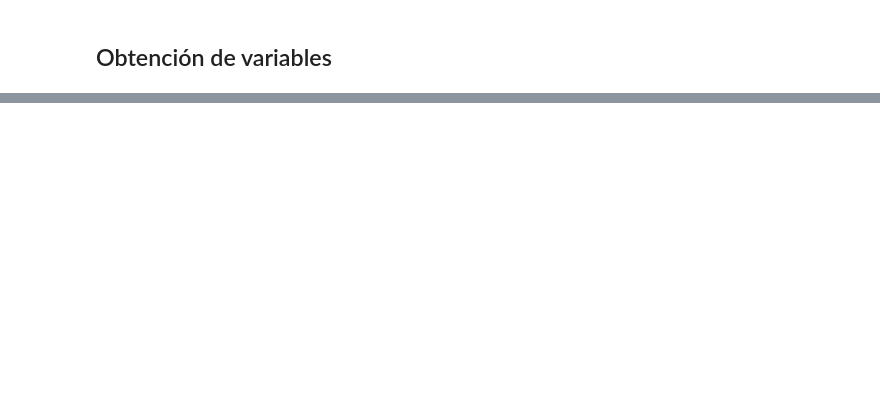
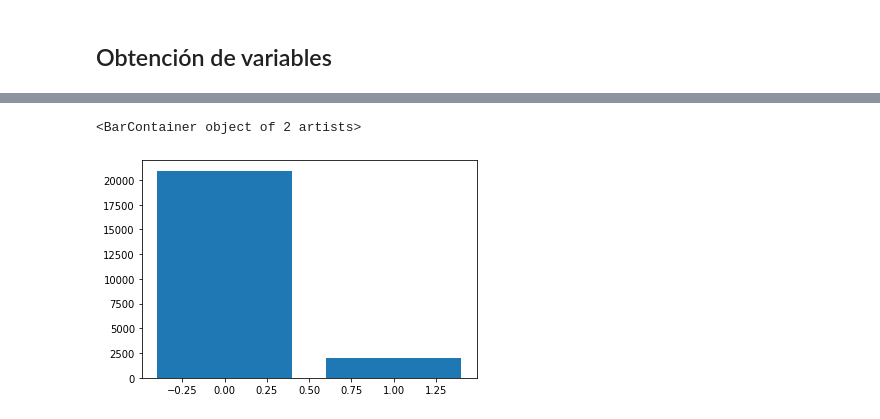
Before and after one commit to JulianDMN/ExcelCredit_Reto3, a Jupyter notebook: Reto3.ipynb, the cells around one changed output, grey strips where cells are left out. Drawn from its saved outputs; the diff is of its cells as text; code cells hidden in the pictures; blank space fills up the shorter version.

```diff
--- a/Reto3.ipynb
+++ b/Reto3.ipynb
@@ -135,0 +329,3 @@ Observamos que "cuotas" no cuantifica comportamientos por crédito per se y aún
+# %%
+creditos['estado'] = (creditos['estado'] >= 1) * 1
+creditos.info()
@@ -135,0 +354,3 @@ Observamos que "cuotas" no cuantifica comportamientos por crédito per se y aún
+# %%
+x_columns = creditos.columns.drop(['id_credito', 'pag_nombre','estado_actual_credito','estado'])
+y_columns = ['estado']
@@ -135,0 +372,5 @@ Observamos que "cuotas" no cuantifica comportamientos por crédito per se y aún
+# %%
+creditos_norm = creditos.drop(columns=['id_credito', 'pag_nombre','estado_actual_credito'])
+norm = MinMaxScaler().fit(creditos_norm[x_columns])
+creditos_norm[x_columns] = norm.transform(creditos_norm[x_columns])
+creditos_norm[x_columns].describe()
@@ -135,0 +488,5 @@ Observamos que "cuotas" no cuantifica comportamientos por crédito per se y aún
+# %%
+creditos_norm.drop(list(creditos_norm)[14:23],axis=1,inplace=True)
+x_columns = creditos_norm.columns.drop(['estado'])
+y_columns = ['estado']
+creditos_norm.info()
@@ -135,0 +511,5 @@ Observamos que "cuotas" no cuantifica comportamientos por crédito per se y aún
+# %%
+plt.bar(creditos_norm['estado'].value_counts().index,creditos_norm['estado'].value_counts().values)
+# %% [output]
+<BarContainer object of 2 artists>
+[figure, added]
```
Also changed, not shown: parts of 85 cells of this notebook.
